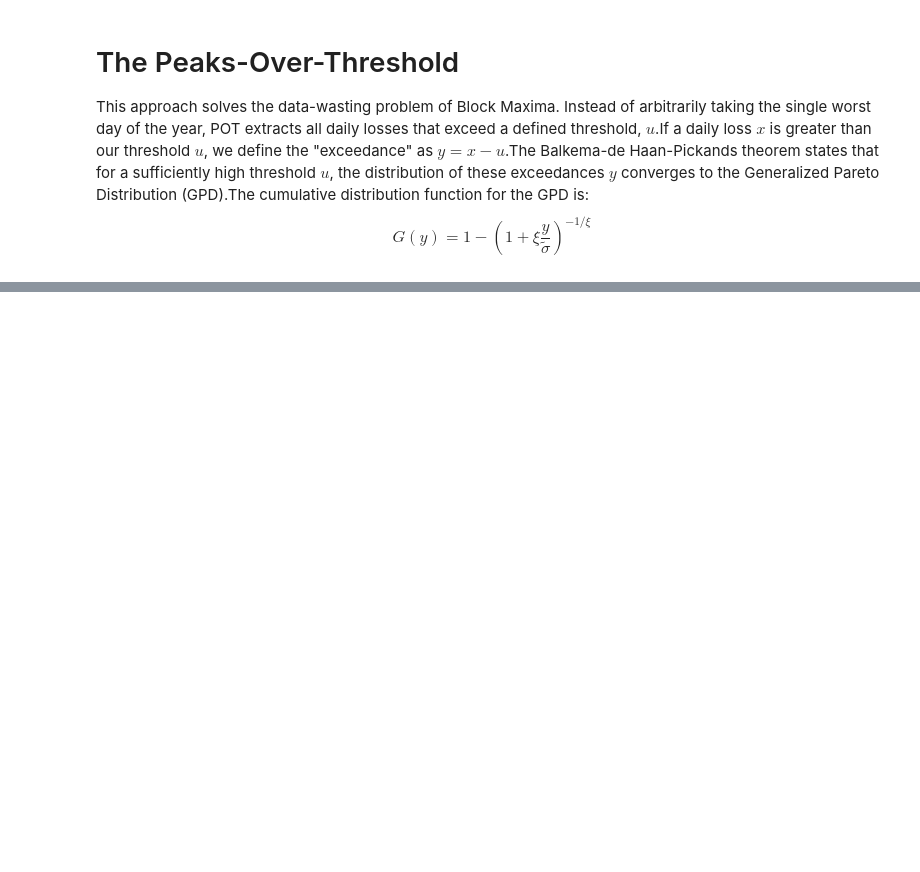
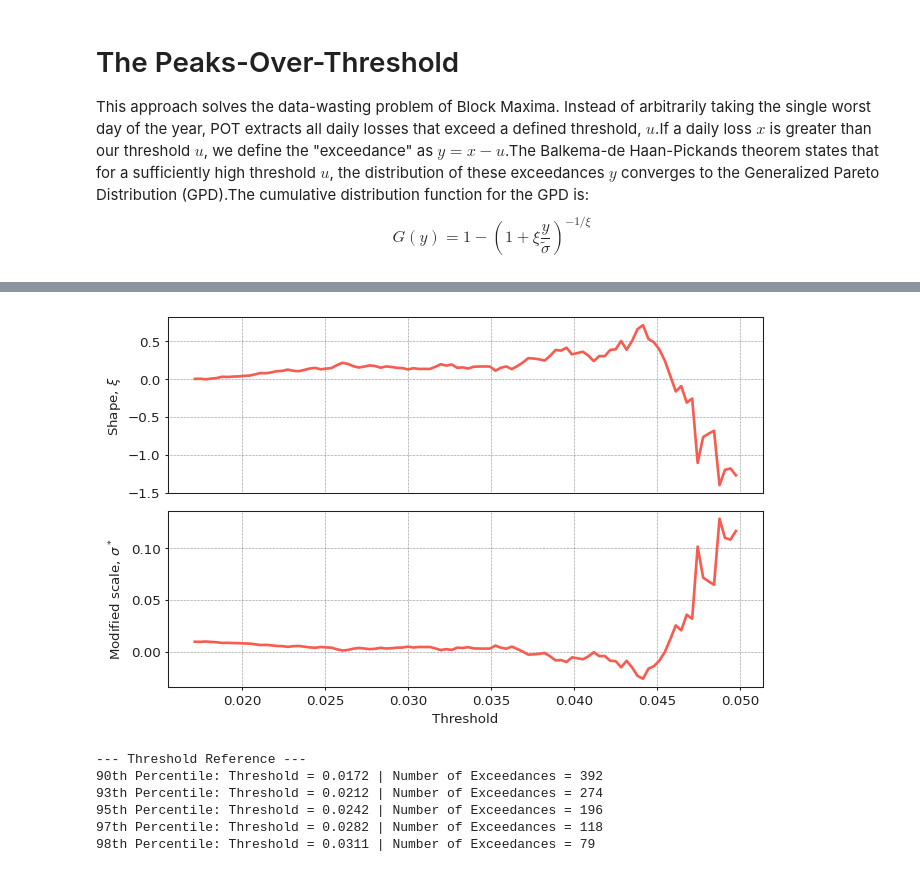
Before and after one commit to JABeira/Extreme_Values_JSE40, a Jupyter notebook: code/3.1_Peaks_Over_Threashold.ipynb, the cells around one changed output, grey strips where cells are left out. Saved outputs shown, nothing was run; the diff lists cells and outputs as text; code cells hidden in the pictures; blank space fills up the shorter version.

```diff
--- a/code/3.1_Peaks_Over_Threashold.ipynb
+++ b/code/3.1_Peaks_Over_Threashold.ipynb
@@ -34,0 +43,31 @@ print(f"99th Percentile: {losses.quantile(0.99):.4f}")
+# %%
+
+from pyextremes import plot_parameter_stability
+
+
+
+
+# 2. Generate the Parameter Stability Plot
+# pyextremes automatically fits the GPD across a range of thresholds
+# and plots the Shape and Modified Scale parameters.
+fig, axes = plot_parameter_stability(losses)
+
+# Save the figure for your LaTeX report
+os.makedirs('../report/figures', exist_ok=True)
+plt.savefig(f'../report/figures/{asset_name}_parameter_stability.png', dpi=300, bbox_inches='tight')
+plt.show()
+
+# 3. Print threshold quantiles to help us map the x-axis to our data size
+print("--- Threshold Reference ---")
+for q in [0.90, 0.93, 0.95, 0.97, 0.98]:
+    thresh_val = losses.quantile(q)
+    exceedances = len(losses[losses > thresh_val])
+    print(f"{q*100:.0f}th Percentile: Threshold = {thresh_val:.4f} | Number of Exceedances = {exceedances}")
+# %% [output]
+[figure, added]
+--- Threshold Reference ---
+90th Percentile: Threshold = 0.0172 | Number of Exceedances = 392
+93th Percentile: Threshold = 0.0212 | Number of Exceedances = 274
+95th Percentile: Threshold = 0.0242 | Number of Exceedances = 196
+97th Percentile: Threshold = 0.0282 | Number of Exceedances = 118
+98th Percentile: Threshold = 0.0311 | Number of Exceedances = 79
```
Also changed, not shown: parts of 2 cells of this notebook, 6 other files.
